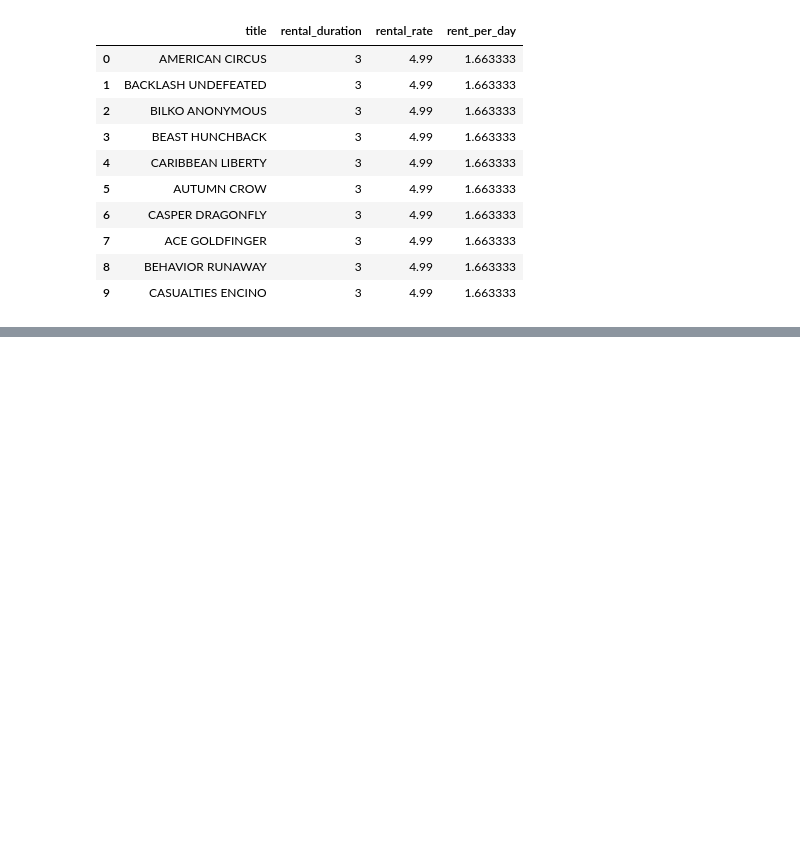
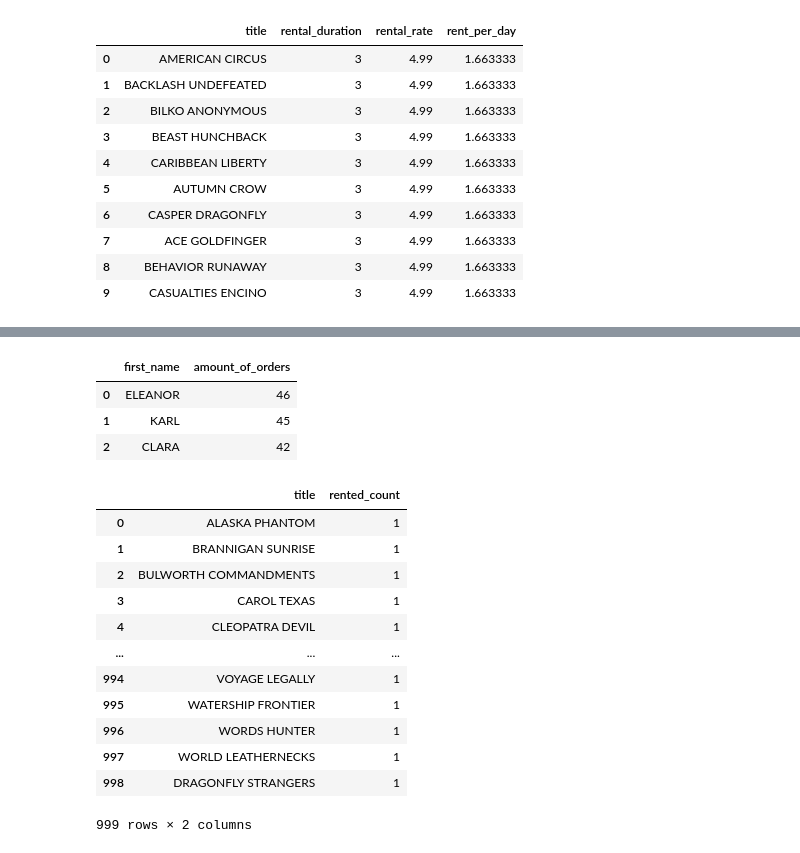
Before and after one commit to mrkaktail/SqlLab, a Jupyter notebook: connect_duckdb.ipynb, the cells around one changed output, grey strips where cells are left out. Drawn from its saved outputs; the diff is of its cells as text; code cells hidden in the pictures; blank space fills up the shorter version.

```diff
--- a/connect_duckdb.ipynb
+++ b/connect_duckdb.ipynb
@@ -138,0 +193,43 @@ top_10_most_expensive_per_day
+# %%
+#top 3 customers with most order of rentings
+top3customers = conn.sql("""
+    SELECT first_name, COUNT(payment.payment_id) AS amount_of_orders
+    FROM sakila.customer
+    JOIN sakila.payment
+    ON payment.customer_id = customer.customer_id
+    GROUP BY customer.customer_id, first_name
+    ORDER BY amount_of_orders DESC
+    LIMIT 3;
+""").df()
+
+top3customers
+# %% [output]
+|  | first_name | amount_of_orders |
+| 0 | ELEANOR | 46 |
+| 1 | KARL | 45 |
+| 2 | CLARA | 42 |
+# %%
+mostrentedmovie = conn.sql("""
+SELECT film.title, COUNT(rental.rental_id) AS rented_count
+FROM sakila.film
+JOIN sakila.rental
+ON film.film_id = rental.rental_id
+GROUP BY film.title
+ORDER BY rented_count DESC;
+""").df()
+
+mostrentedmovie
+# %% [output]
+|  | title | rented_count |
+| 0 | ALASKA PHANTOM | 1 |
+| 1 | BRANNIGAN SUNRISE | 1 |
+| 2 | BULWORTH COMMANDMENTS | 1 |
+| 3 | CAROL TEXAS | 1 |
+| 4 | CLEOPATRA DEVIL | 1 |
+| ... | ... | ... |
+| 994 | VOYAGE LEGALLY | 1 |
+| 995 | WATERSHIP FRONTIER | 1 |
+| 996 | WORDS HUNTER | 1 |
+| 997 | WORLD LEATHERNECKS | 1 |
+| 998 | DRAGONFLY STRANGERS | 1 |
+999 rows × 2 columns
```
Also changed, not shown: parts of 2 cells of this notebook.
